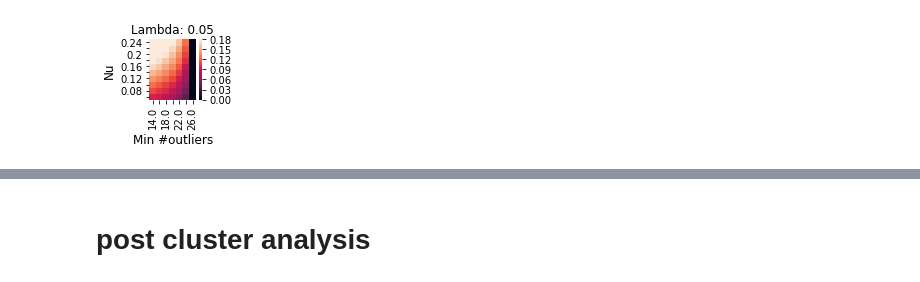
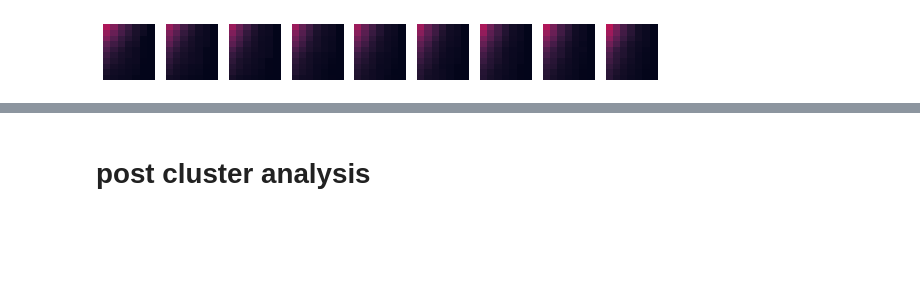
Before and after one commit to jsil-12/morpheus_gliosis, a Jupyter notebook: 17-11-19__whole_mouse_gliosis_ML_cleared.ipynb, the cells around one changed output, grey strips where cells are left out. Drawn from its saved outputs; the diff is of its cells as text; code cells hidden in the pictures; blank space fills up the shorter version.

Commit message:
fixed add cell data

```diff
--- a/17-11-19__whole_mouse_gliosis_ML_cleared.ipynb
+++ b/17-11-19__whole_mouse_gliosis_ML_cleared.ipynb
@@ -691,13 +793,13 @@ def one_class_SVM(train, test, features=["Mean","IntDen","Area"], gamma=0.1, nu=
 def dbscan_cluster(data,features=["BX","BY"], minN=20, eps=None, label="proximal_clusters", return_labels=False,boxsize=150):
     #print(len(data))
     if eps == None:
-        eps = math.sqrt((2.0*boxsize**2)+1)/1.5
-    #print('minN: ',minN, 'epsilon: ',eps)
+        eps = math.sqrt((2.0*(boxsize/1.5)**2)) + 1
+
+    #print(data[features])
+    #stop
+    print('minN: ',minN, 'epsilon: ',eps)
     clusterer=DBSCAN(min_samples=minN,eps=eps)
     clusters = clusterer.fit_predict(data[features])
-    #print(clusters[clusters > -1])
-    #print('...clustering...')
-    #print(clusters)
     if return_labels:
         result = clusters
     else:
@@ -2405,17 +2576,22 @@ for feature_set in astr_untr['Features'].unique():
 #'''
 #copy_astro_trt = copy.copy(cluster_grid_trt)
 
-path = "D:/Non_Dropbox__Put_files_you_do_not_want_syncd_here/Joey/__python_notebooks__/morpheus_gliosis/dataframes/"
+#path = "D:/Non_Dropbox__Put_files_you_do_not_want_syncd_here/Joey/__python_notebooks__/morpheus_gliosis/dataframes/"
+path = "D:/dataframes/"
 con_file = "20-1-24_santacruz_gfap_untreated_gridsearch_fine.csv"
 trt_file = "20-1-24_santacruz_gfap_untreated_gridsearch_fine.csv"
 
 outputpath = "C:/Users/joey_/__notebooks__/_python/morpheus_gliosis/grid_search_pics/"
 
-astr_untr = pd.read_csv(path+con_file)
+_untr = pd.read_csv(path+con_file)
+_trt = pd.read_csv(path+trt_file)
 
 
-dat = astr_trt
+dat = _untr
 
+_untr = _untr.loc[_untr['Features'] == "Area+Mean+nJunctions+nEnds+nSlab+nTriple+Perim."]
+_trt = _trt.loc[_trt['Features'] == "Area+Mean+nJunctions+nEnds+nSlab+nTriple+Perim."]
+'''
 for feature_set in dat['Features'].unique():
     print('----- feature_set -----')
     print(feature_set)
@@ -2438,12 +2614,15 @@ for feature_set in dat['Features'].unique():
         fig.set_size_inches([2,2])
         ax = plt.subplot(111)
 
-        sns.heatmap(_pivot, annot=False, vmin=0, vmax=0.18)
+        sns.heatmap(_pivot, annot=False, vmin=0, vmax=0.18, cbar=False)
         ax.invert_yaxis()
 
-        ax.set_xlabel('Min #outliers', fontsize=12)
-        ax.set_ylabel('Nu', fontsize=12)
-        ax.set_title(f'Lambda: {lamb}')
+        ax.axes.get_xaxis().set_visible(False)
+        ax.axes.get_yaxis().set_visible(False)
+
+        #ax.set_xlabel('Min #outliers', fontsize=12)
+        #ax.set_ylabel('Nu', fontsize=12)
+        #ax.set_title(f'Lambda: {lamb}')
 
         plt.tight_layout()
 
@@ -2462,4 +2641,70 @@ for feature_set in dat['Features'].unique():
         ax.plot()
         if save:
             fig.savefig(outputpath+outputfile, dpi=300)
+'''
+
+def plot_grid_search(dfs, keys = ['gamma','nu','min'], save=False, dimensions=[8,2], outputfile = f"19-7-30__astrocyte_treated_grid_search_lamda={lamb}.png"):
+    y=0
+    for df in dfs:
+        grid = resummarize_cluster_grids(df, keys = keys)
+
+        pd.options.display.max_rows = 500
+
+        save=False
+
+        fig = plt.figure()
+        fig.set_size_inches(dimensions)
+        fig.set_constrained_layout(False)
+
+        n_lamb = len(grid.index.get_level_values('gamma').unique())
+        n=1
+        for lamb in grid.index.get_level_values('gamma').unique():
+
+            _pivot = grid.xs(lamb,level='gamma').reset_index()
+            _pivot = _pivot.pivot('nu','min','proximal_clusters_perc_cluster')
+
+            plot_n = str(len(dfs))+str(n_lamb)+str(n)
+            ax = plt.subplot(plot_n)
+
+            sns.heatmap(_pivot, annot=False, vmin=0, vmax=0.18, cbar=False)
+            ax.invert_yaxis()
+
+            print(y)
+            print(len(dfs))
+
+            ax.axes.get_yaxis().set_visible(False)
+            ax.axes.get_xaxis().set_visible(False)
+
+            if y == 1:
+                ax.axes.get_xaxis().set_visible(True)
+
+            #ax.set_xlabel('Min #outliers', fontsize=12)
+            #ax.set_ylabel('Nu', fontsize=12)
+            #ax.set_title(f'Lambda: {lamb}')
+
+            plt.tight_layout()
+
+            for label in ax.get_xticklabels():
+                if (int(float(label.get_text())) - 10) % 4 == 0:
+                    label.set_visible(True)
+                else:
+                    label.set_visible(False)
+            '''
+            for label in ax.get_yticklabels():
+                if (int(float(label.get_text())*100) % 4 == 0):
+                    label.set_visible(True)
+                else:
+                    label.set_visible(False)
+            '''
+            n+=1
+        y+=1
+
+
+
+    plt.plot()
+    if save:
+        fig.savefig(outputpath+outputfile, dpi=300)
+
+
+plot_grid_search([_untr,_trt])
 # %% [output]
@@ -2472 +2728 @@ Area+Mean+nJunctions+nEnds+nSlab+nTriple+Perim.
-[figure, old version]
+[figure, new version]
```
Also changed, not shown: parts of 21 cells of this notebook.
